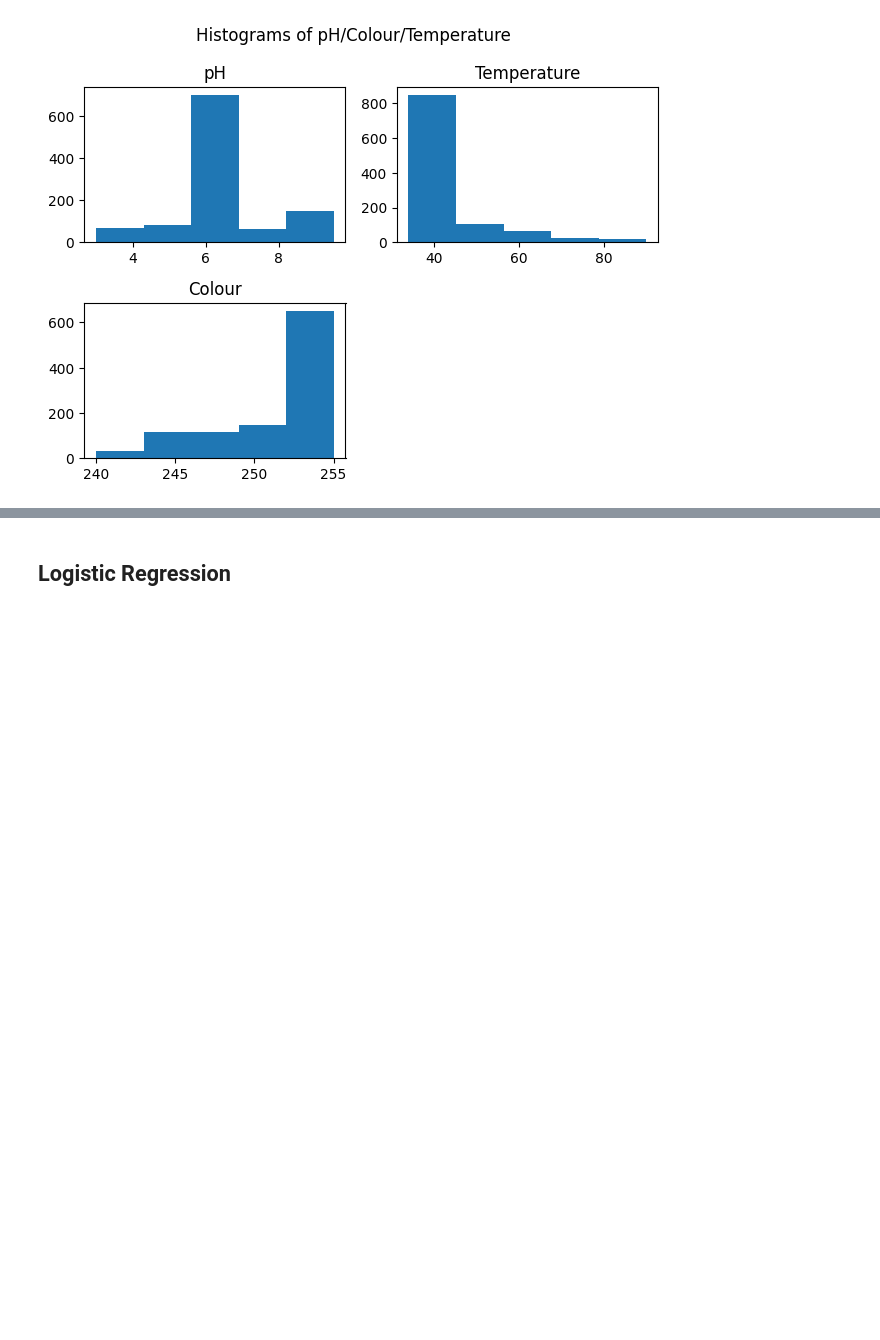
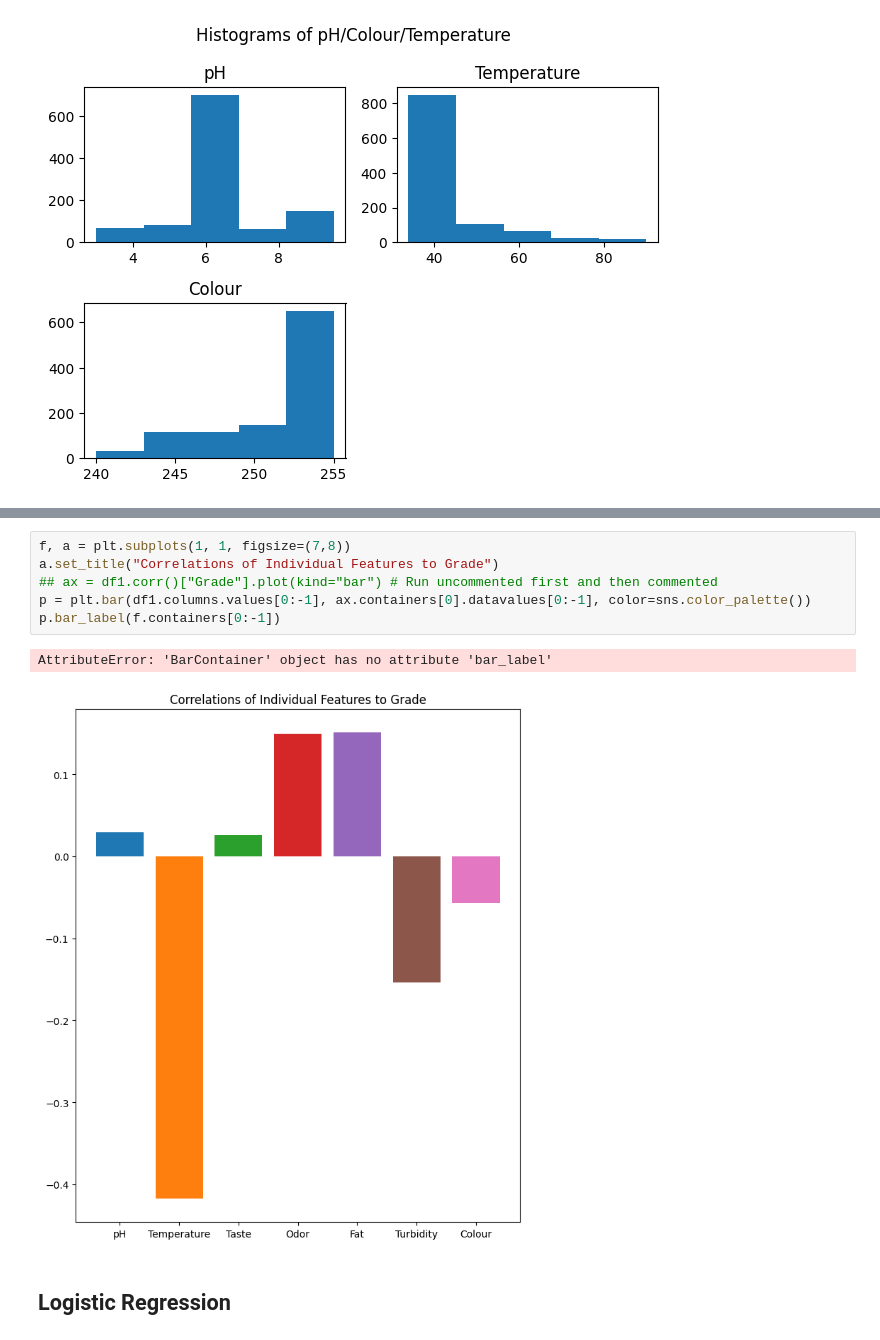
Before and after one commit to ManvithGayam/cs451-milk-quality, a Jupyter notebook: notebook.ipynb, the cells around one changed output, grey strips where cells are left out. Drawn from its saved outputs; the diff is of its cells as text; blank space fills up the shorter version.

```diff
--- a/notebook.ipynb
+++ b/notebook.ipynb
@@ -139,3 +141,12 @@ df1.head()
+# %%
+f, a = plt.subplots(1, 1, figsize=(7,8))
+a.set_title("Correlations of Individual Features to Grade")
+## ax = df1.corr()["Grade"].plot(kind="bar") # Run uncommented first and then commented
+p = plt.bar(df1.columns.values[0:-1], ax.containers[0].datavalues[0:-1], color=sns.color_palette())
+p.bar_label(f.containers[0:-1])
+# %% [output]
+AttributeError: 'BarContainer' object has no attribute 'bar_label'
+[figure, added]
 # %% [markdown]
 ## Logistic Regression
 # %%
```
Also changed, not shown: parts of 3 cells of this notebook.
